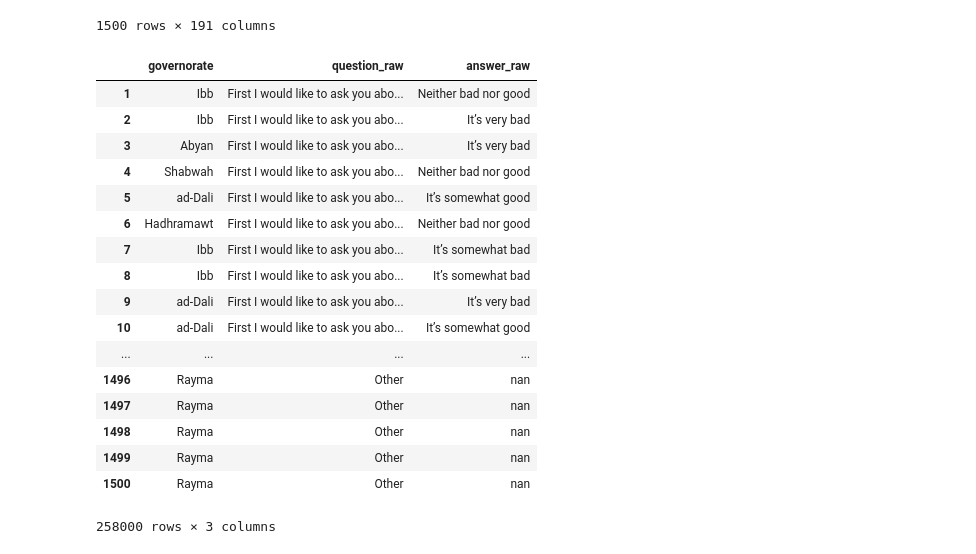
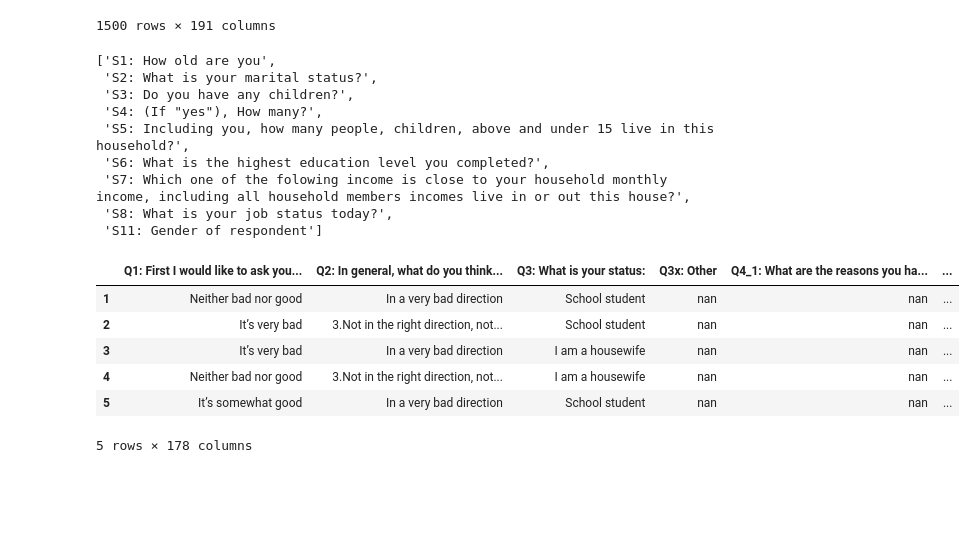
Before and after one commit to cmcenaney/ypc-data, a Jupyter notebook: 1_initial.ipynb, the cells around one changed output. Saved outputs shown, nothing was run; the diff lists cells and outputs as text; code cells hidden in the pictures; blank space fills up the shorter version.

```diff
--- a/1_initial.ipynb
+++ b/1_initial.ipynb
@@ -39,3 +37,15 @@ df
 1500 rows × 191 columns
 # %%
 question_columns = [col.strip() for col in df.columns if col.startswith(('Q'))]
+demographic_columns = [col.strip() for col in df.columns if col.startswith(('S'))]
+demographic_columns
+# %% [output]
+['S1: How old are you',
+ 'S2: What is your marital status?',
+ 'S3: Do you have any children?',
+ 'S4: (If "yes"), How many?',
+ 'S5: Including you, how many people, children, above and under 15 live in this household?',
+ 'S6: What is the highest education level you completed?',
+ 'S7: Which one of the folowing income is close to your household monthly income, including all household members incomes live in or out this house?',
+ 'S8: What is your job status today?',
+ 'S11: Gender of respondent']
@@ -45,39 +52,18 @@ df_['governorate'] = df['M2: Governorate']
-# %%
-df__ = pd.DataFrame()
-
-df_a_list = []
-for q in question_columns:
-    df_a = pd.DataFrame()
-
-    df_a['governorate'] = df_['governorate']
-    df_a['answer_raw'] = df_[q]
-
-    q = unidecode.unidecode(q)
-    q = q.split(':')[1]
-    df_a['question_raw'] = q
-
-
-    df_a_list.append(df_a)
-
-df_a_all = pd.concat(df_a_list)
-df_a_all = df_a_all[['governorate', 'question_raw', 'answer_raw']]
-df_a_all
-# %% [output]
-|  | governorate | question_raw | answer_raw |
-| 1 | Ibb | First I would like to ask you abo... | Neither bad nor good |
-| 2 | Ibb | First I would like to ask you abo... | It’s very bad |
-| 3 | Abyan | First I would like to ask you abo... | It’s very bad |
-| 4 | Shabwah | First I would like to ask you abo... | Neither bad nor good |
-| 5 | ad-Dali | First I would like to ask you abo... | It’s somewhat good |
-| 6 | Hadhramawt | First I would like to ask you abo... | Neither bad nor good |
-| 7 | Ibb | First I would like to ask you abo... | It’s somewhat bad |
-| 8 | Ibb | First I would like to ask you abo... | It’s somewhat bad |
-| 9 | ad-Dali | First I would like to ask you abo... | It’s very bad |
-| 10 | ad-Dali | First I would like to ask you abo... | It’s somewhat good |
-| ... | ... | ... | ... |
-| 1496 | Rayma | Other | nan |
-| 1497 | Rayma | Other | nan |
-| 1498 | Rayma | Other | nan |
-| 1499 | Rayma | Other | nan |
-| 1500 | Rayma | Other | nan |
-258000 rows × 3 columns
+# %%
+df_ = df.filter(items=question_columns)
+df_['governorate'] = df['M2: Governorate']
+df_['age'] = df['S1: How old are you']
+df_['marital_status'] = df['S2: What is your marital status?'].apply(lambda x: x.split(', ')[0])
+df_['have_children'] = df['S3: Do you have any children?']
+df_['job_status'] = df['S8: What is your job status today?'].apply(lambda x: x.replace('Unemployed, looking for job', 'Unemployed').replace('Works in his/her own business', 'Self-employed'))
+df_['gender'] = df['S11: Gender of respondent']
+
+df_.head()
+# %% [output]
+|  | Q1: First I would like to ask you... | Q2: In general, what do you think... | Q3: What is your status: | Q3x: Other | Q4_1: What are the reasons you ha... | ... |
+| 1 | Neither bad nor good | In a very bad direction | School student | nan | nan | ... |
+| 2 | It’s very bad | 3.Not in the right direction, not... | School student | nan | nan | ... |
+| 3 | It’s very bad | In a very bad direction | I am a housewife | nan | nan | ... |
+| 4 | Neither bad nor good | 3.Not in the right direction, not... | I am a housewife | nan | nan | ... |
+| 5 | It’s somewhat good | In a very bad direction | School student | nan | nan | ... |
+5 rows × 178 columns
```
Also changed, not shown: parts of 4 cells of this notebook, 1 other file.
